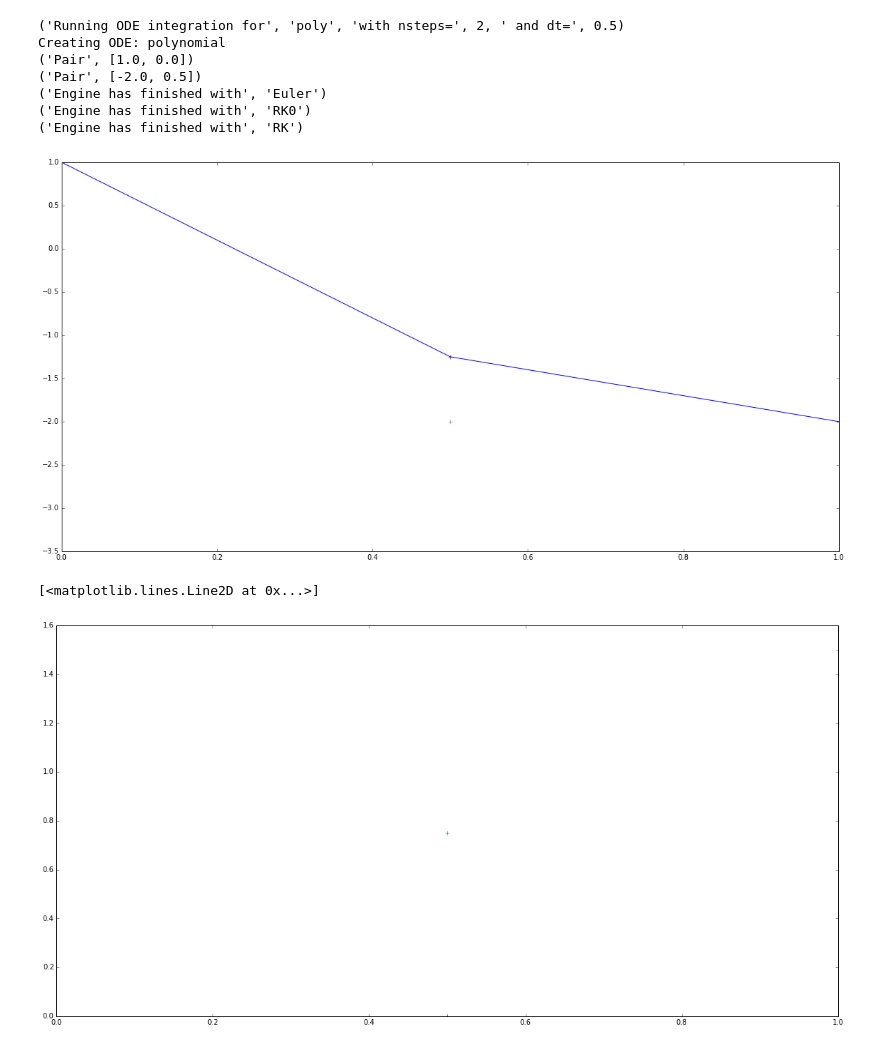
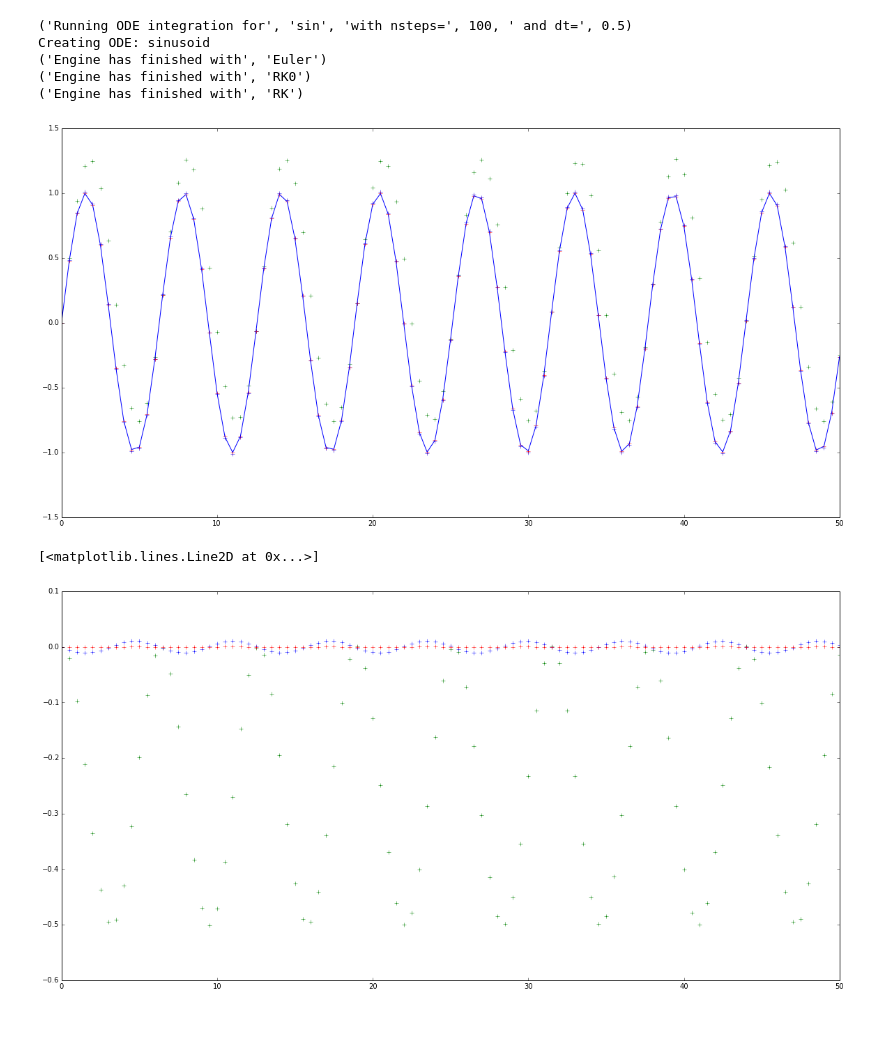
Before and after one commit to calumhrmurray/NumRep, a Jupyter notebook: ode/ode.ipynb, the cells around one changed output. Cells and saved outputs as stored; diff of their text form; code cells hidden in the pictures; blank space fills up the shorter version.

```diff
--- a/ode/ode.ipynb
+++ b/ode/ode.ipynb
@@ -146,22 +145,19 @@ def main(function,nsteps,delta):
 
     return np.array(results_euler), np.array(results_rk0), np.array(results_rk), np.array(results_exact)
 # %%
-results_euler, results_rk0, results_rk, results_exact = main('poly',2,0.5)
+results_euler, results_rk0, results_rk, results_exact = main('sin',100,0.5)
 # %% [output]
-('Running ODE integration for', 'poly', 'with nsteps=', 2, ' and dt=', 0.5)
-Creating ODE: polynomial
-('Pair', [1.0, 0.0])
-('Pair', [-2.0, 0.5])
+('Running ODE integration for', 'sin', 'with nsteps=', 100, ' and dt=', 0.5)
+Creating ODE: sinusoid
 ('Engine has finished with', 'Euler')
 ('Engine has finished with', 'RK0')
 ('Engine has finished with', 'RK')
-[figure, old version]
+[figure, new version]
 # %%
-
 plt.figure(figsize=(20,10))
 plt.plot([row[1] for row in results_euler],results_exact-[row[0] for row in results_euler],'g+')
 plt.plot([row[1] for row in results_rk0],results_exact-[row[0] for row in results_rk0],'b+')
 plt.plot([row[1] for row in results_rk],results_exact-[row[0] for row in results_rk],'r+')
 # %% [output]
 [<matplotlib.lines.Line2D at 0x...>]
-[figure, old version]
+[figure, new version]
```
Also changed, not shown: parts of 1 cell of this notebook, 4 other files.
